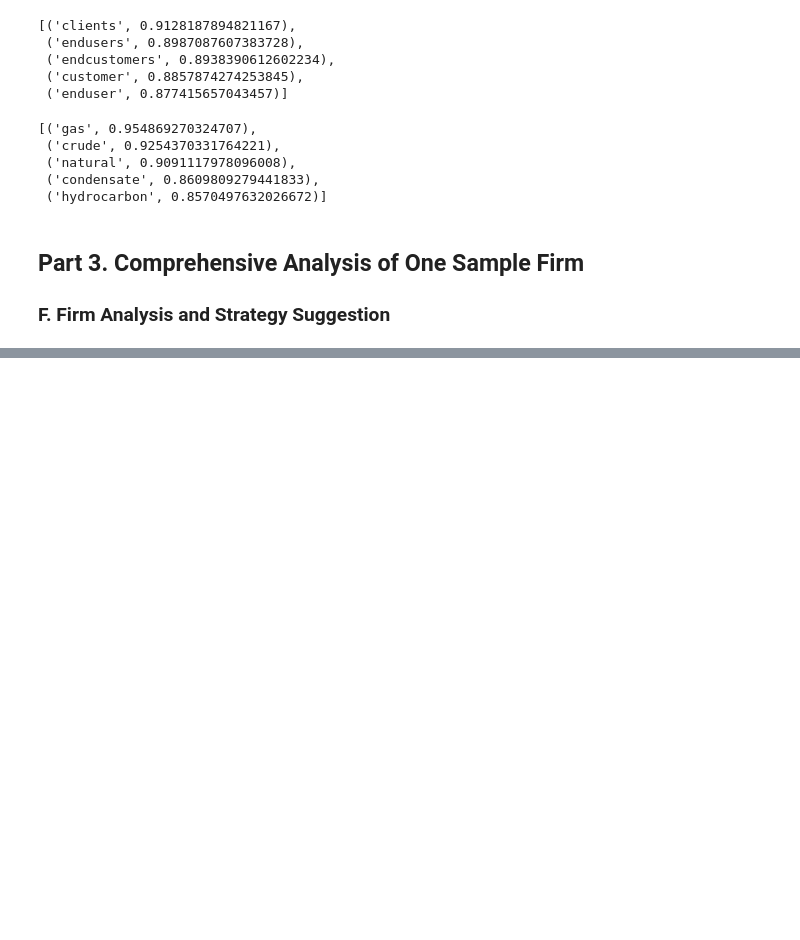
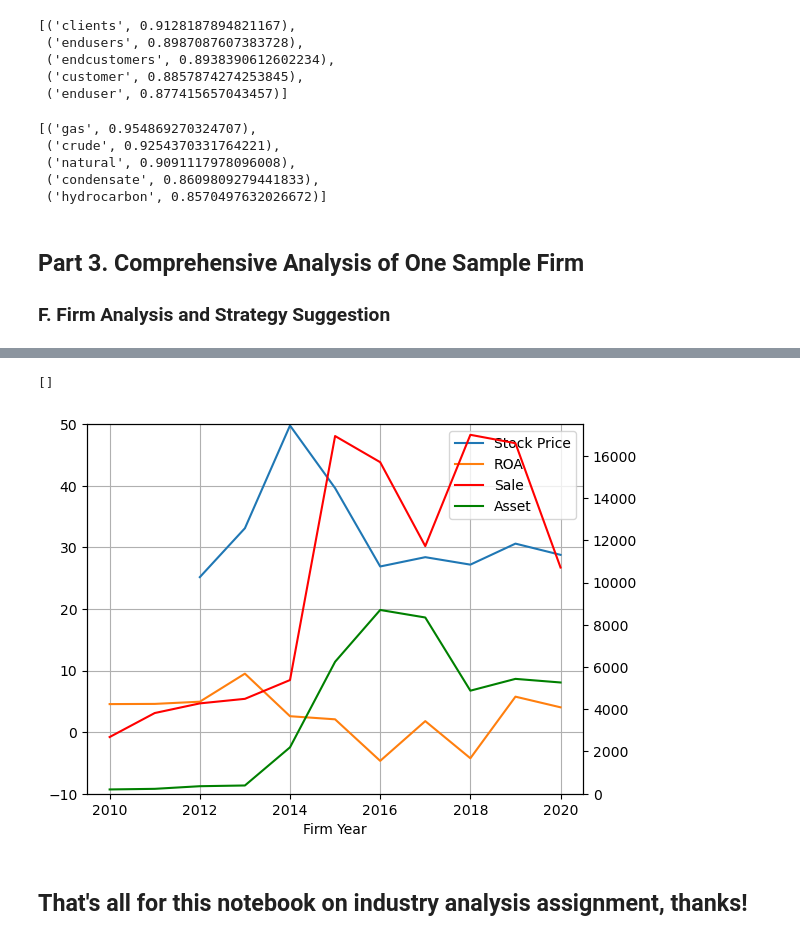
Before and after one commit to davidzc01/BAIT508_Industry_Analysis, a Jupyter notebook: Industry analysis.ipynb, the cells around one changed output, grey strips where cells are left out. Saved outputs shown, nothing was run; the diff lists cells and outputs as text; code cells hidden in the pictures; blank space fills up the shorter version.

```diff
--- a/Industry analysis.ipynb
+++ b/Industry analysis.ipynb
@@ -379,0 +381,4 @@ model.wv.most_similar('oil', topn=5)
+# %%
+# SUNOCO LP is the focal firm
+focal_gvkey = 12892
+df[df.gvkey == focal_gvkey]
@@ -382,2 +425,5 @@ model.wv.most_similar('oil', topn=5)
 # %%
 #3.	Perform an analysis of the historical stock prices, ROA, revenue, and assets of the chosen company. Investigate potential correlations and address noteworthy decreases and increases.
+df_focal_firm_history = filteredPublicFirms[filteredPublicFirms['gvkey'] == focal_gvkey][['fyear', 'prcc_c', 'roa', 'sale', 'asset']]
+df_focal_firm_history['roa%'] = df_focal_firm_history['roa'] * 100
+df_focal_firm_history
@@ -383,0 +452,30 @@ model.wv.most_similar('oil', topn=5)
+# %%
+fyear = df_focal_firm_history['fyear'].tolist()
+stock_price = df_focal_firm_history['prcc_c'].tolist()
+roa = df_focal_firm_history['roa%'].tolist()
+sale = df_focal_firm_history['sale'].tolist()
+asset = df_focal_firm_history['asset'].tolist()
+
+fig = plt.figure()
+ax = fig.add_subplot(111)
+
+lns1 = ax.plot(fyear, stock_price, '-', label = 'Stock Price')
+lns2 = ax.plot(fyear, roa, '-', label = 'ROA')
+ax2 = ax.twinx()
+lns3 = ax2.plot(fyear, sale, '-r', label = 'Sale')
+lns4 = ax2.plot(fyear, asset, '-g', label = 'Asset')
+
+lns = lns1+lns2+lns3+lns4
+labs = [l.get_label() for l in lns]
+ax.legend(lns, labs, loc=0)
+
+ax.grid()
+ax.set_xlabel("Firm Year")
+ax2.set_ylim(0, 17500)
+ax.set_ylim(-10, 50)
+plt.plot()
+# %% [output]
+[]
+[figure, added]
+# %% [markdown]
+## That's all for this notebook on industry analysis assignment, thanks!
```
Also changed, not shown: parts of 10 cells of this notebook.
